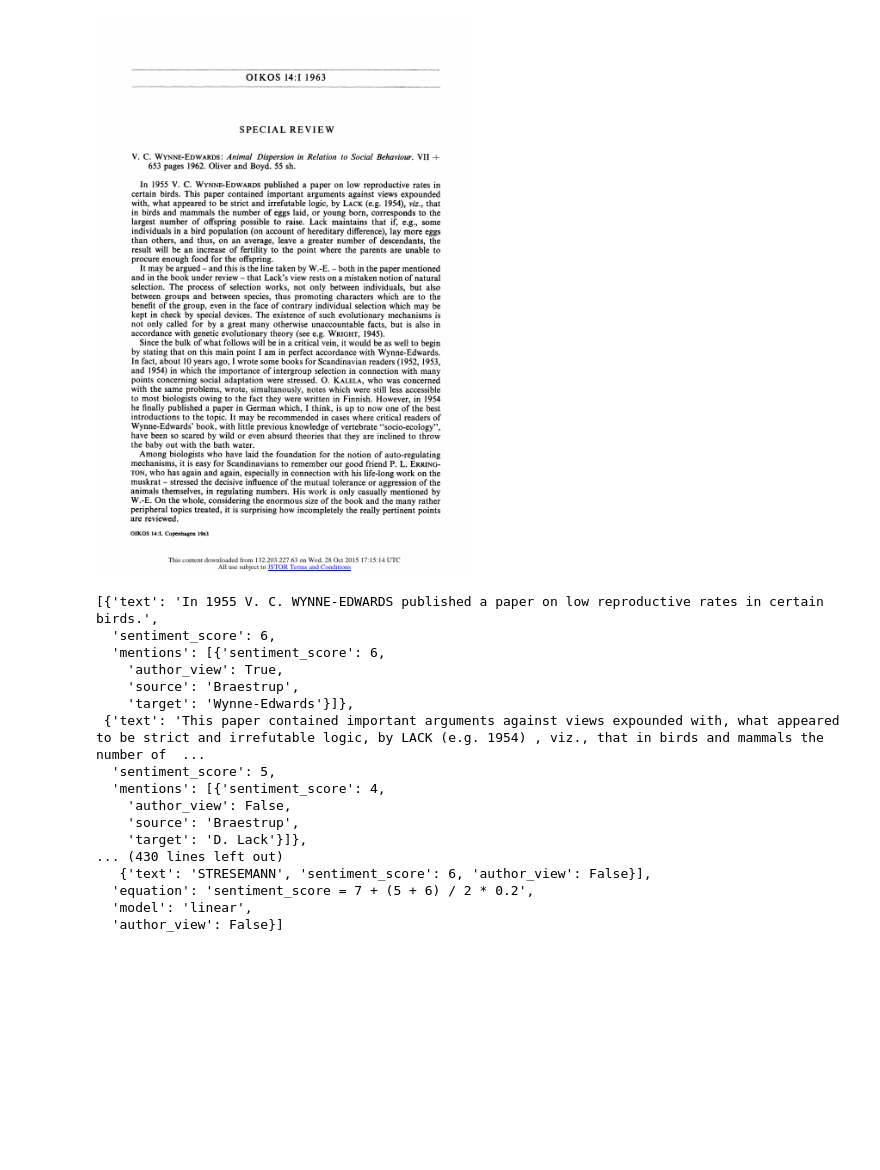
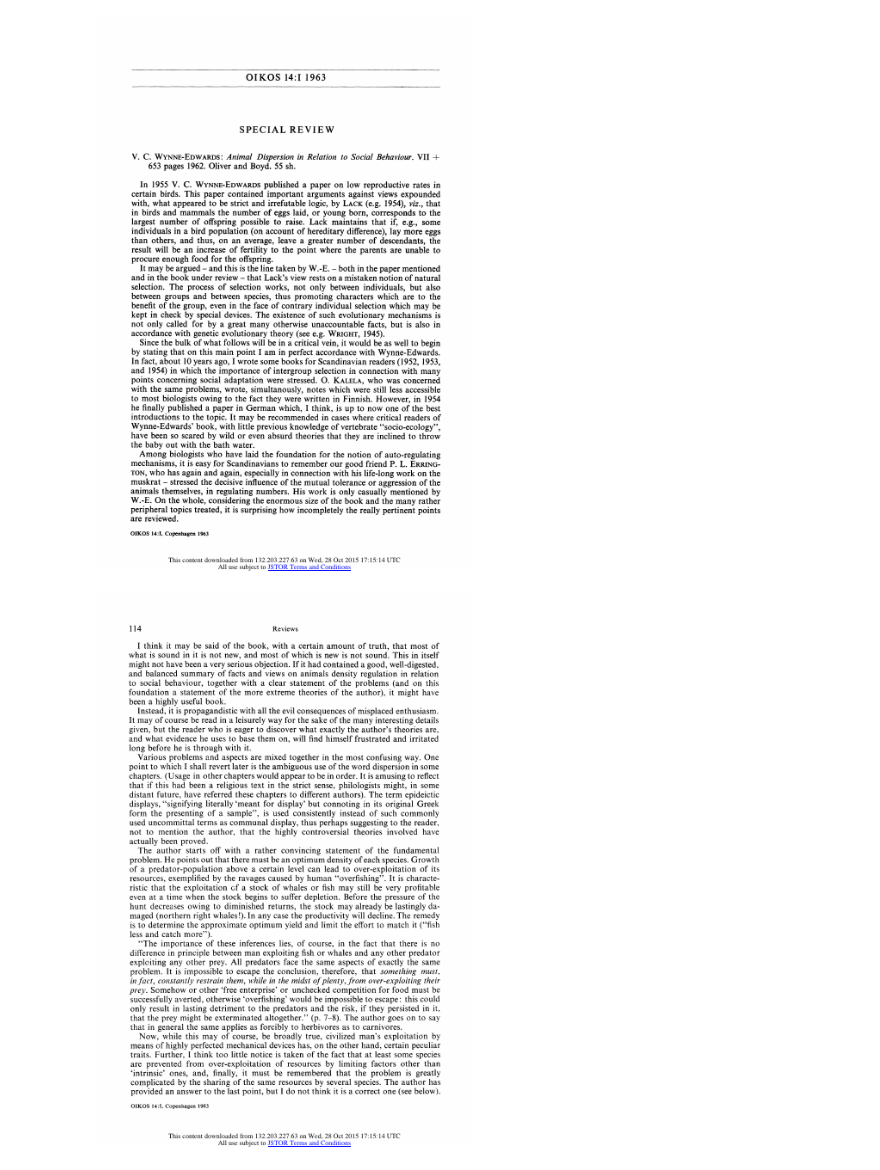
Before and after one commit to jstonge/sci_feuds, a Jupyter notebook: etc/braestrup_1963.ipynb, the cells around one changed output. Drawn from its saved outputs; the diff is of its cells as text; code cells hidden in the pictures; blank space fills up the shorter version.

```diff
--- a/etc/braestrup_1963.ipynb
+++ b/etc/braestrup_1963.ipynb
@@ -12,23 +32,7 @@ with open('braestrup_1963_mmda.json') as f_in:
 display(doc.images[1])
 # %% [output]
 [figure]
-# %%
-dat
-# %% [output]
-[{'text': 'In 1955 V. C. WYNNE-EDWARDS published a paper on low reproductive rates in certain birds.',
-  'sentiment_score': 6,
-  'mentions': [{'sentiment_score': 6,
-    'author_view': True,
-    'source': 'Braestrup',
-    'target': 'Wynne-Edwards'}]},
- {'text': 'This paper contained important arguments against views expounded with, what appeared to be strict and irrefutable logic, by LACK (e.g. 1954) , viz., that in birds and mammals the number of  ...
-  'sentiment_score': 5,
-  'mentions': [{'sentiment_score': 4,
-    'author_view': False,
-    'source': 'Braestrup',
-    'target': 'D. Lack'}]},
-... (430 lines left out)
-   {'text': 'STRESEMANN', 'sentiment_score': 6, 'author_view': False}],
-  'equation': 'sentiment_score = 7 + (5 + 6) / 2 * 0.2',
-  'model': 'linear',
-  'author_view': False}]
+# %%
+display(doc.images[2])
+# %% [output]
+[figure, added]
```
Also changed, not shown: parts of 6 cells of this notebook.
